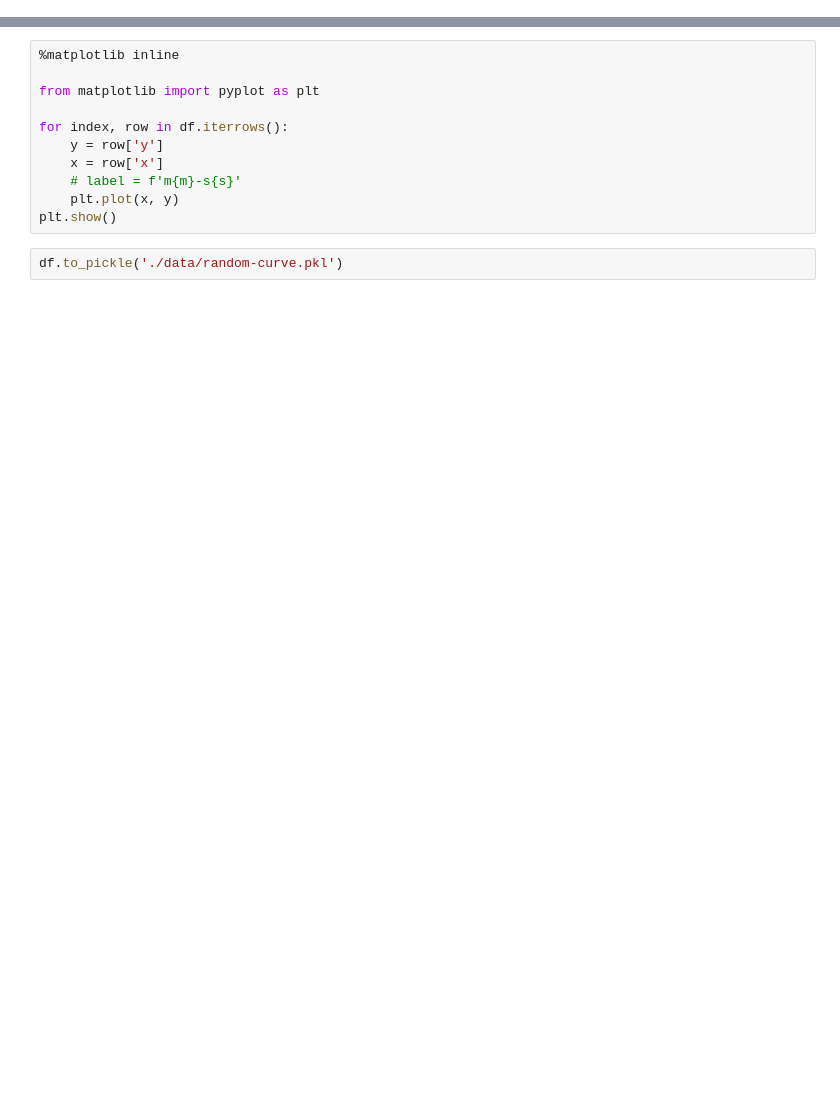
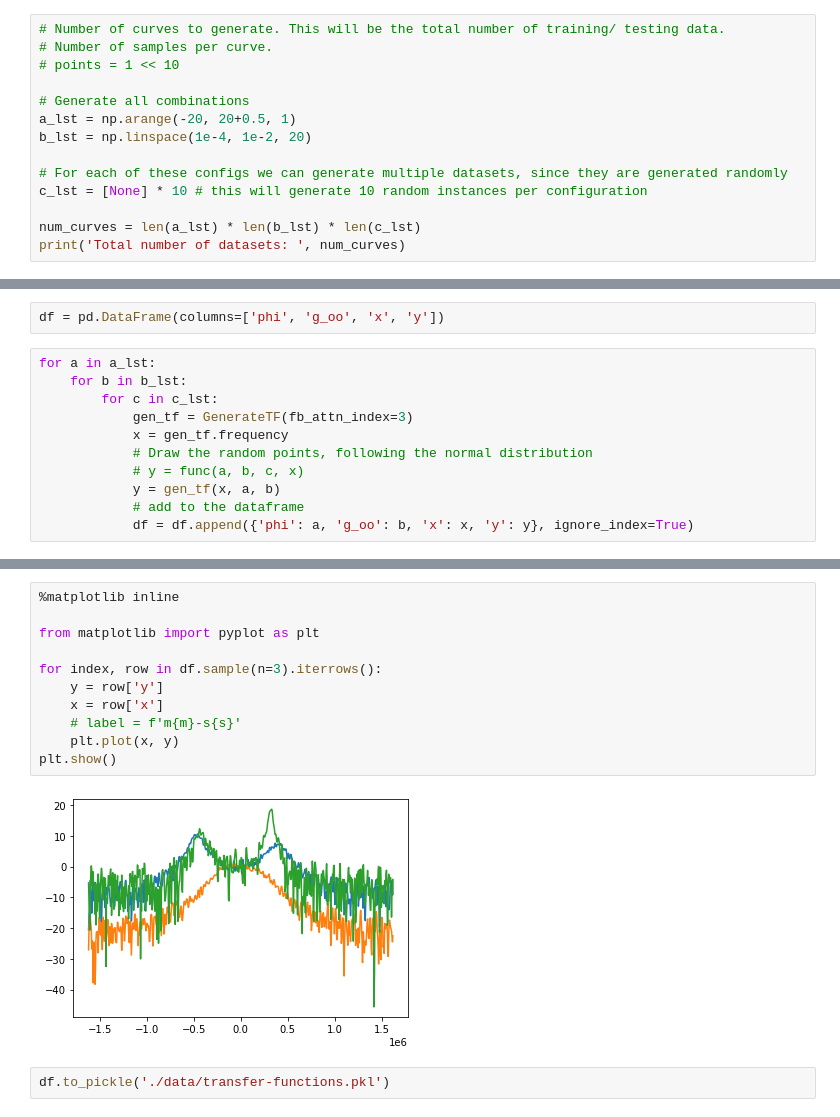
Before and after one commit to kiliakis/ML-LHC-closed-loop, a Jupyter notebook: generate-data.ipynb, the cells around one changed output, grey strips where cells are left out. Drawn from its saved outputs; the diff is of its cells as text; blank space fills up the shorter version.

```diff
--- a/generate-data.ipynb
+++ b/generate-data.ipynb
@@ -34,0 +19,14 @@ for a in a_lst:
+# %%
+# Number of curves to generate. This will be the total number of training/ testing data.
+# Number of samples per curve.
+# points = 1 << 10
+
+# Generate all combinations
+a_lst = np.arange(-20, 20+0.5, 1)
+b_lst = np.linspace(1e-4, 1e-2, 20)
+
+# For each of these configs we can generate multiple datasets, since they are generated randomly
+c_lst = [None] * 10 # this will generate 10 random instances per configuration
+
+num_curves = len(a_lst) * len(b_lst) * len(c_lst)
+print('Total number of datasets: ', num_curves)
@@ -35,2 +35,15 @@ for a in a_lst:
+# %%
+df = pd.DataFrame(columns=['phi', 'g_oo', 'x', 'y'])
+# %%
+for a in a_lst:
+    for b in b_lst:
+        for c in c_lst:
+            gen_tf = GenerateTF(fb_attn_index=3)
+            x = gen_tf.frequency
+            # Draw the random points, following the normal distribution
+            # y = func(a, b, c, x)
+            y = gen_tf(x, a, b)
+            # add to the dataframe
+            df = df.append({'phi': a, 'g_oo': b, 'x': x, 'y': y}, ignore_index=True)
 # %%
 df.head()
@@ -37,13 +57,15 @@ df.head()
 # %%
 %matplotlib inline
 
 from matplotlib import pyplot as plt
 
-for index, row in df.iterrows():
+for index, row in df.sample(n=3).iterrows():
     y = row['y']
     x = row['x']
     # label = f'm{m}-s{s}'
     plt.plot(x, y)
 plt.show()
+# %% [output]
+[figure, added]
 # %%
-df.to_pickle('./data/random-curve.pkl')
+df.to_pickle('./data/transfer-functions.pkl')
```
Also changed, not shown: parts of 6 cells of this notebook, 2 other files.
